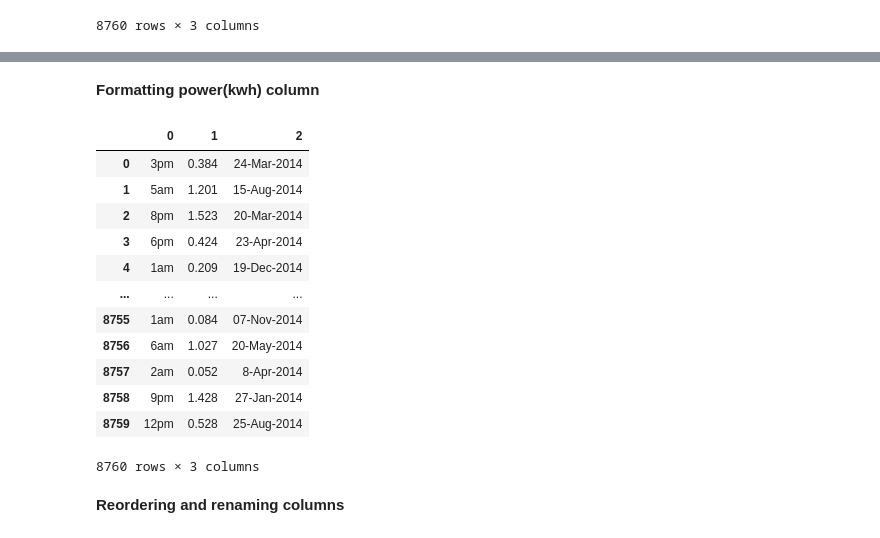
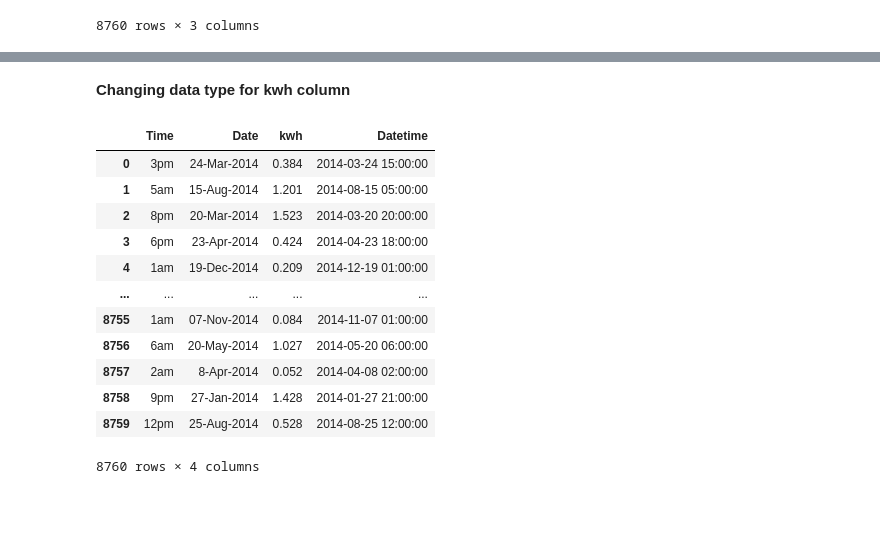
Before and after one commit to HamidM8/Data_Cleaning_Time_Date_Str, a Jupyter notebook: Data_Cleaning_time_date_in_str.ipynb, the cells around one changed output, grey strips where cells are left out. Cells and saved outputs as stored; diff of their text form; code cells hidden in the pictures; blank space fills up the shorter version.

```diff
--- a/Data_Cleaning_time_date_in_str.ipynb
+++ b/Data_Cleaning_time_date_in_str.ipynb
@@ -21,15 +21,3 @@ df
 8760 rows × 1 columns
 # %% [markdown]
 Splitting column (separating time/date from kwh)
-# %%
-df[0] = df[0].str.replace("1_","1@")
-df[0] = df[0].str.replace("2_","2@")
-df[0] = df[0].str.replace("3_","3@")
-df[0] = df[0].str.replace("4_","4@")
-df[0] = df[0].str.replace("5_","5@")
-df[0] = df[0].str.replace("6_","6@")
-df[0] = df[0].str.replace("7_","7@")
-df[0] = df[0].str.replace("8_","8@")
-df[0] = df[0].str.replace("9_","9@")
-df[[0,1]] = df[0].str.split('@',expand=True)
-df
@@ -158,0 +158,5 @@ df
+# %%
+df = df[[0,2,1]]
+df.rename(columns={0:"Time", 2:"Date", 1:"kwh"}, inplace=True)
+df["Datetime"] = pd.to_datetime(df['Date'] + ' ' + df['Time'], exact=True)
+df
@@ -159,22 +177,22 @@ df
 # %% [markdown]
-**Formatting power(kwh) column**
+**Changing data type for kwh column**
 # %%
-df[1] = df[1].str.replace("_","")
-df[1] = df[1].str.replace(" kwh","")
+df["kwh"] = df["kwh"].str.replace("_","")
+df["kwh"] = df["kwh"].str.replace(" kwh","")
+df["kwh"] = df["kwh"].str.replace("kwh","")
+df["kwh"] = df["kwh"].astype(float)
 df
 # %% [output]
-|  | 0 | 1 | 2 |
-| 0 | 3pm | 0.384 | 24-Mar-2014 |
-| 1 | 5am | 1.201 | 15-Aug-2014 |
-| 2 | 8pm | 1.523 | 20-Mar-2014 |
-| 3 | 6pm | 0.424 | 23-Apr-2014 |
-| 4 | 1am | 0.209 | 19-Dec-2014 |
-| ... | ... | ... | ... |
-| 8755 | 1am | 0.084 | 07-Nov-2014 |
-| 8756 | 6am | 1.027 | 20-May-2014 |
-| 8757 | 2am | 0.052 | 8-Apr-2014 |
-| 8758 | 9pm | 1.428 | 27-Jan-2014 |
-| 8759 | 12pm | 0.528 | 25-Aug-2014 |
+|  | Time | Date | kwh | Datetime |
+| 0 | 3pm | 24-Mar-2014 | 0.384 | 2014-03-24 15:00:00 |
+| 1 | 5am | 15-Aug-2014 | 1.201 | 2014-08-15 05:00:00 |
+| 2 | 8pm | 20-Mar-2014 | 1.523 | 2014-03-20 20:00:00 |
+| 3 | 6pm | 23-Apr-2014 | 0.424 | 2014-04-23 18:00:00 |
+| 4 | 1am | 19-Dec-2014 | 0.209 | 2014-12-19 01:00:00 |
+| ... | ... | ... | ... | ... |
+| 8755 | 1am | 07-Nov-2014 | 0.084 | 2014-11-07 01:00:00 |
+| 8756 | 6am | 20-May-2014 | 1.027 | 2014-05-20 06:00:00 |
+| 8757 | 2am | 8-Apr-2014 | 0.052 | 2014-04-08 02:00:00 |
+| 8758 | 9pm | 27-Jan-2014 | 1.428 | 2014-01-27 21:00:00 |
+| 8759 | 12pm | 25-Aug-2014 | 0.528 | 2014-08-25 12:00:00 |
-8760 rows × 3 columns
+8760 rows × 4 columns
-# %% [markdown]
-**Reordering and renaming columns**
```
Also changed, not shown: parts of 9 cells of this notebook, 1 other file.
